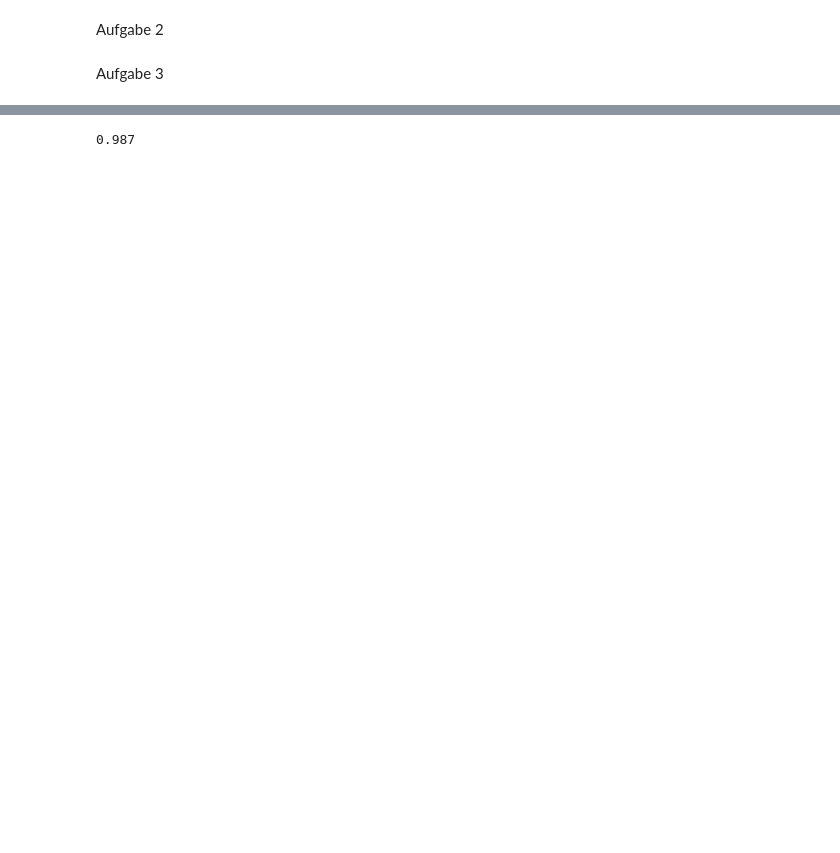
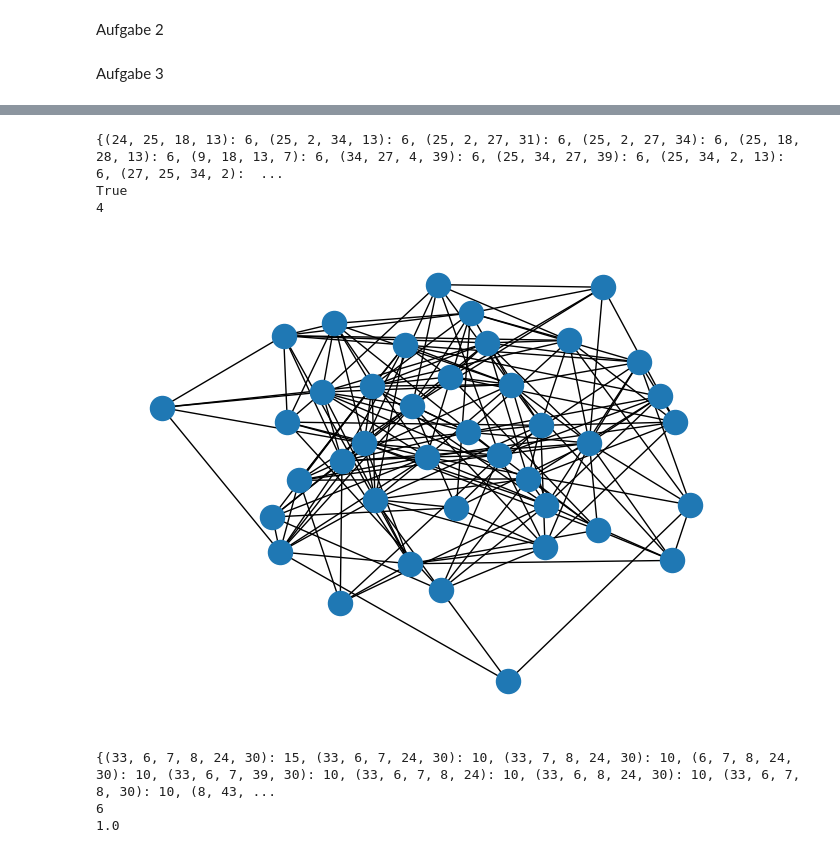
Before and after one commit to mark22222/neuroevolution, a Jupyter notebook: 2.ipynb, the cells around one changed output, grey strips where cells are left out. Drawn from its saved outputs; the diff is of its cells as text; code cells hidden in the pictures; blank space fills up the shorter version.

```diff
--- a/2.ipynb
+++ b/2.ipynb
@@ -57,8 +61,9 @@ def fitness(population, G):
 Aufgabe 3
 # %%
 # Selektion
-def selection(population):
-    return dict(sorted(population.items(),key=operator.itemgetter(1),reverse=True)[:10])
+
+def selection(population,G):
+    return dict(sorted(population.items(),key=operator.itemgetter(1),reverse=True)[:(len(G.nodes())*4)])
 # %%
 # Rekombination
 def recombination(pop):
@@ -92,33 +102,72 @@ def mutation(dic,G):
+# %%
+G = createGraph(40,200)
+nx.draw(G)
+population = init_population(G)
+repeat_c = 0
+best_value = -100
+while True:
+    fitness(population,G)
+    population = selection(population,G)
+    tmp = population.get(list(population)[0])
+    if(tmp == best_value):
+        repeat_c += 1
+    else:
+        best_value = tmp
+        repeat_c = 0
+
+    if repeat_c > 5:
+        break
+    childs =recombination(population)
+    childs = mutation(childs,G)
+    population = childs | population
+
+
+
+print(population)
+print(len(list(population)[0]) == max(len(c) for c in nx.find_cliques(G)))
+print(max(len(c) for c in nx.find_cliques(G)))
+# %% [output]
+{(24, 25, 18, 13): 6, (25, 2, 34, 13): 6, (25, 2, 27, 31): 6, (25, 2, 27, 34): 6, (25, 18, 28, 13): 6, (9, 18, 13, 7): 6, (34, 27, 4, 39): 6, (25, 34, 27, 39): 6, (25, 34, 2, 13): 6, (27, 25, 34, 2):  ...
+True
+4
+[figure, added]
 # %%
 counter = 0
-for i in range(1000):
-    n_nodes = np.random.randint(100)
-    n_edges = np.random.randint(1000)
-    G = createGraph(10,20)
+for i in range(100):
+    n_nodes = np.random.randint(10,50)
+    n_edges = np.random.randint(n_nodes,500)
+    G = createGraph(n_nodes,n_edges)
     population = init_population(G)
     repeat_c = 0
     best_value = -100
     while True:
         fitness(population,G)
-        population = selection(population)
+        population = selection(population,G)
         tmp = population.get(list(population)[0])
         if(tmp == best_value):
             repeat_c += 1
         else:
             best_value = tmp
+            repeat_c = 0
 
-        if repeat_c > 10:
+        if repeat_c > 5:
             break
 
 
         childs = mutation(recombination(population),G)
         population = population | childs
 
+
+
     print(population)
 
     if not len(list(population)[0]) == max(len(c) for c in nx.find_cliques(G)):
         counter += 1
 
-print((1000-counter)/1000)
+    print(max(len(c) for c in nx.find_cliques(G)))
+
+print((100-counter)/100)
 # %% [output]
-0.987
+{(33, 6, 7, 8, 24, 30): 15, (33, 6, 7, 24, 30): 10, (33, 7, 8, 24, 30): 10, (6, 7, 8, 24, 30): 10, (33, 6, 7, 39, 30): 10, (33, 6, 7, 8, 24): 10, (33, 6, 8, 24, 30): 10, (33, 6, 7, 8, 30): 10, (8, 43, ...
+6
+1.0
```
Also changed, not shown: parts of 7 cells of this notebook.
